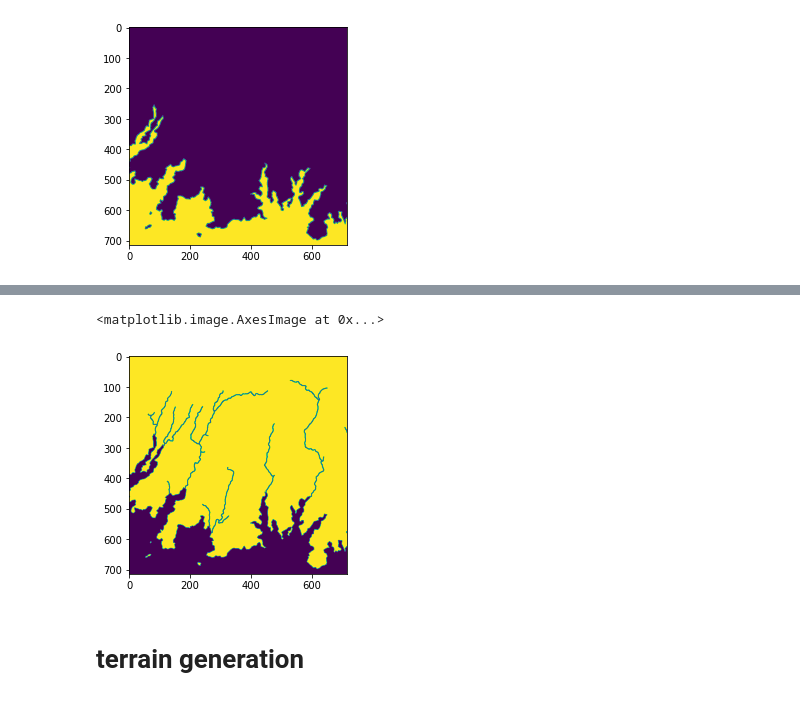
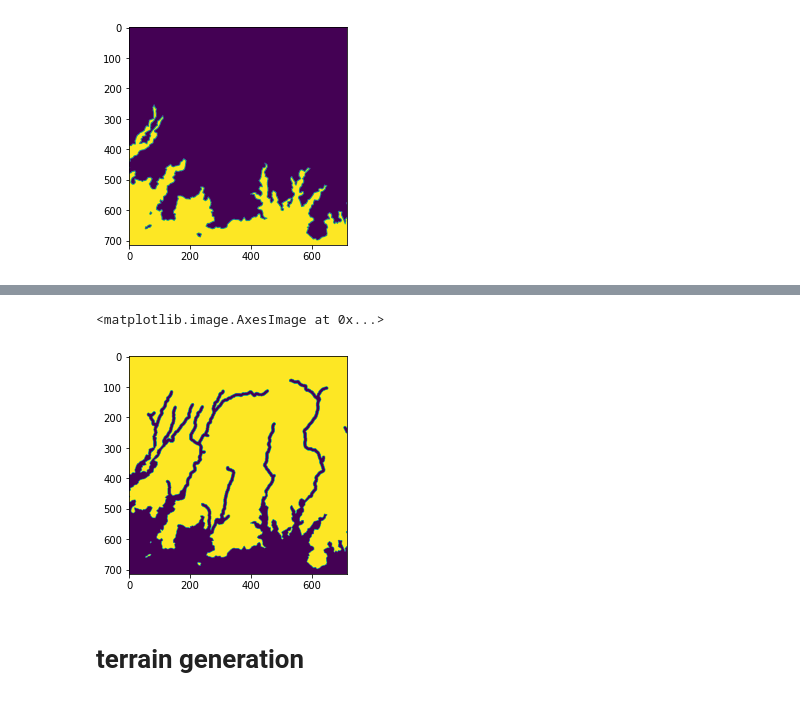
Before and after one commit to rvorias/voxel_realms, a Jupyter notebook: notebooks/pipeline.ipynb, the cells around one changed output, grey strips where cells are left out. Saved outputs shown, nothing was run; the diff lists cells and outputs as text; code cells hidden in the pictures.

```diff
--- a/notebooks/pipeline.ipynb
+++ b/notebooks/pipeline.ipynb
@@ -82,6 +82,8 @@ plt.imshow(flooded_image)
 # %%
 extractor.rivers()
 rivers = np.asarray(extractor.get_img())[p:-p,p:-p,0] # rivers is now [0,255]
-# rivers = skimage.filters.gaussian(rivers, sigma=2.) # rivers is now [0,1]
-# rivers = (rivers < 0.9)*255
-# plt.imshow(rivers)
+
+rivers = skimage.filters.gaussian(rivers, sigma=2.) # rivers is now [0,1]
+rivers = (rivers < 0.99)*255
+
+plt.imshow(rivers)
@@ -88,17 +108,16 @@ rivers = np.asarray(extractor.get_img())[p:-p,p:-p,0] # rivers is now [0,255]
 # %%
-final_mask = (flooded_image-255)*255-(rivers<255)*255
-final_mask = (final_mask > 254) * 255
+final_mask = (np.logical_or(flooded_image, rivers)-1)*-255
 
 # bg = np.zeros((final_mask.shape[0]+water_padding*2, final_mask.shape[1]+water_padding*2))
 # bg[water_padding:-water_padding,water_padding:-water_padding] = final_mask
 # final_mask=bg
 
 # sanity check to only have 0 and 255
 assert np.unique(final_mask).shape[0] == 2
 plt.imshow(final_mask)
 # %% [output]
 <matplotlib.image.AxesImage at 0x...>
-[figure, old version]
+[figure, new version]
 # %% [markdown]
 # terrain generation
 # %%
```
Also changed, not shown: parts of 20 cells of this notebook, 8 other files.
